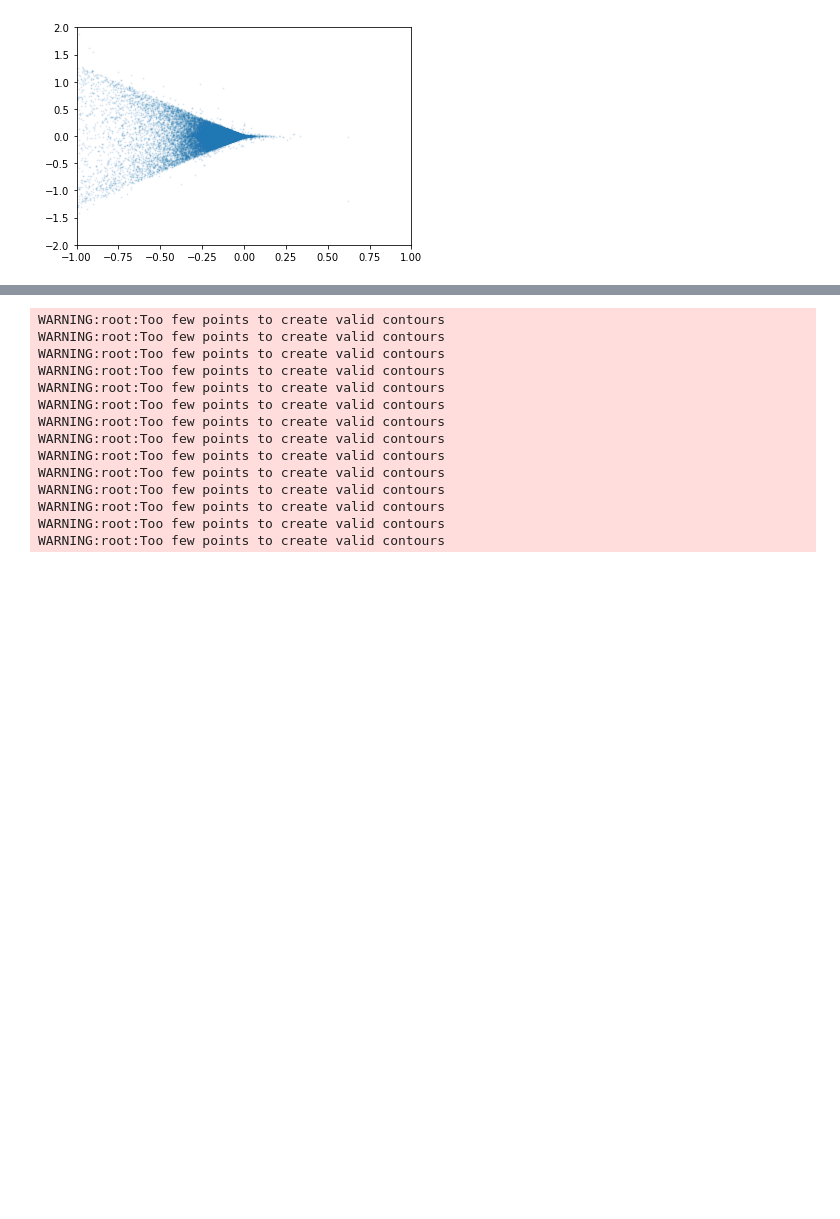
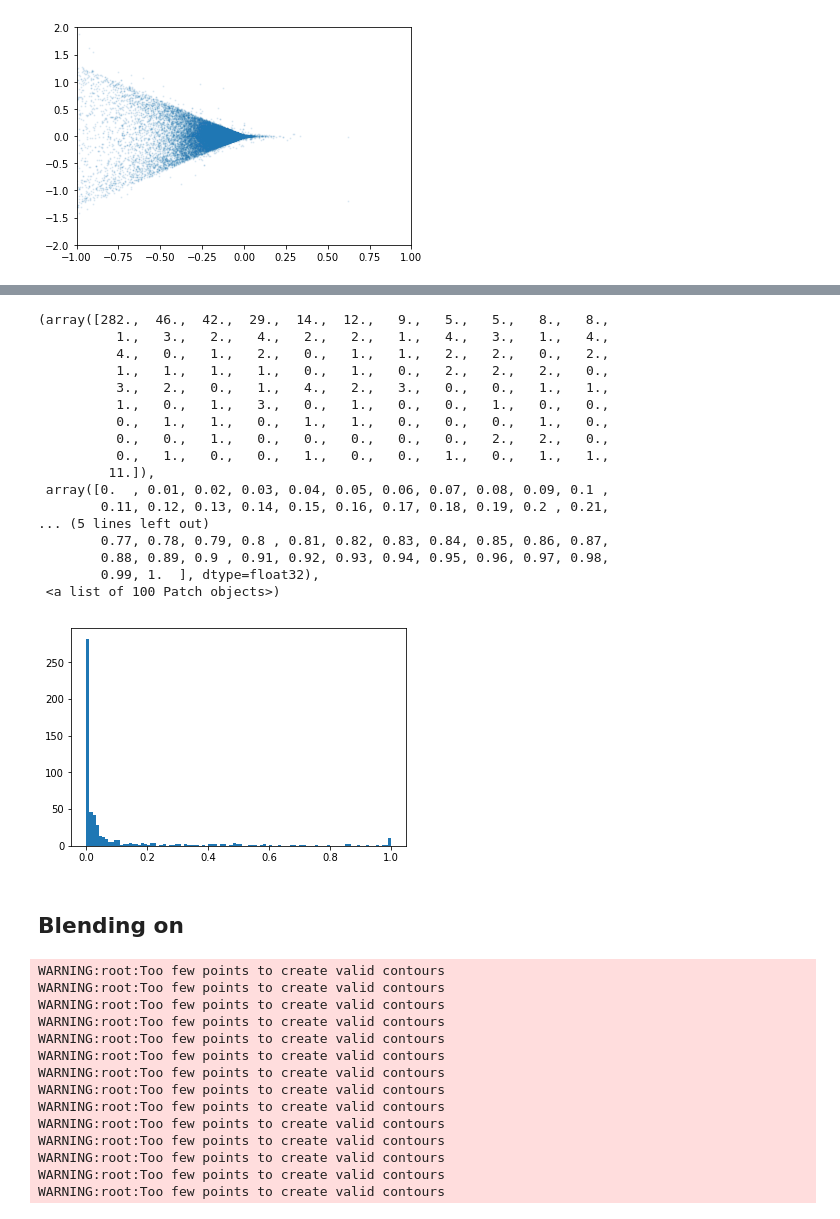
Before and after one commit to ismael-mendoza/wld_code, a Jupyter notebook: mynotebooks/bias-triangle-plot1.ipynb, the cells around one changed output, grey strips where cells are left out. Cells and saved outputs as stored; diff of their text form; code cells hidden in the pictures; blank space fills up the shorter version.

```diff
--- a/mynotebooks/bias-triangle-plot1.ipynb
+++ b/mynotebooks/bias-triangle-plot1.ipynb
@@ -145,0 +177,23 @@ plt.ylim(-2, 2)
+# %%
+plt.hist(all_cats[0][ (all_cats[0]['bias_g1_grp']<.1) & (all_cats[1]['bias_g1_grp']>0.1)]["f_bulge"], bins=100)
+# %% [output]
+(array([282.,  46.,  42.,  29.,  14.,  12.,   9.,   5.,   5.,   8.,   8.,
+          1.,   3.,   2.,   4.,   2.,   2.,   1.,   4.,   3.,   1.,   4.,
+          4.,   0.,   1.,   2.,   0.,   1.,   1.,   2.,   2.,   0.,   2.,
+          1.,   1.,   1.,   1.,   0.,   1.,   0.,   2.,   2.,   2.,   0.,
+          3.,   2.,   0.,   1.,   4.,   2.,   3.,   0.,   0.,   1.,   1.,
+          1.,   0.,   1.,   3.,   0.,   1.,   0.,   0.,   1.,   0.,   0.,
+          0.,   1.,   1.,   0.,   1.,   1.,   0.,   0.,   0.,   1.,   0.,
+          0.,   0.,   1.,   0.,   0.,   0.,   0.,   0.,   2.,   2.,   0.,
+          0.,   1.,   0.,   0.,   1.,   0.,   0.,   1.,   0.,   1.,   1.,
+         11.]),
+ array([0.  , 0.01, 0.02, 0.03, 0.04, 0.05, 0.06, 0.07, 0.08, 0.09, 0.1 ,
+        0.11, 0.12, 0.13, 0.14, 0.15, 0.16, 0.17, 0.18, 0.19, 0.2 , 0.21,
+... (5 lines left out)
+        0.77, 0.78, 0.79, 0.8 , 0.81, 0.82, 0.83, 0.84, 0.85, 0.86, 0.87,
+        0.88, 0.89, 0.9 , 0.91, 0.92, 0.93, 0.94, 0.95, 0.96, 0.97, 0.98,
+        0.99, 1.  ], dtype=float32),
+ <a list of 100 Patch objects>)
+[figure, added]
+# %% [markdown]
+## Blending on
```
Also changed, not shown: parts of 9 cells of this notebook, 16 other files.
